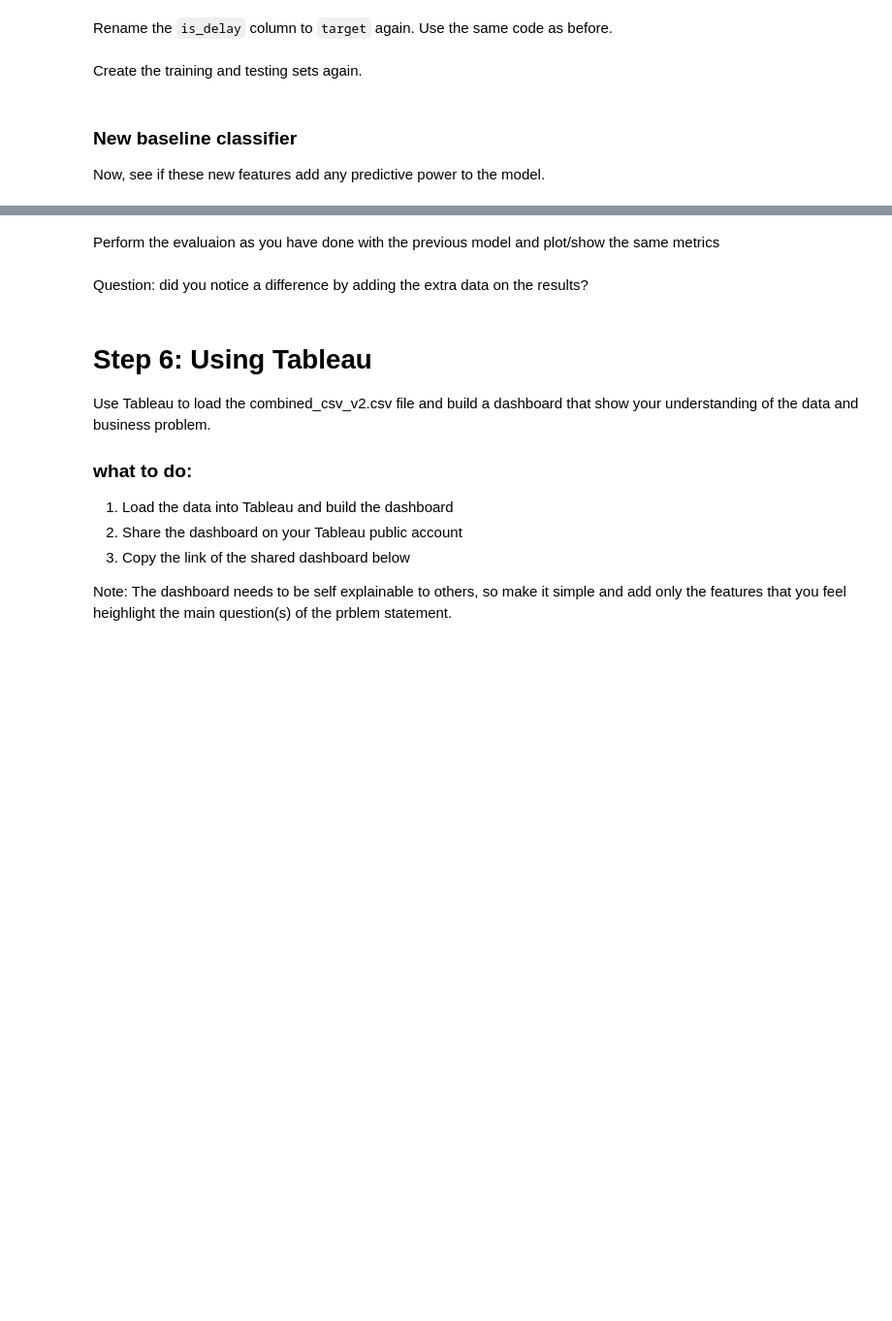
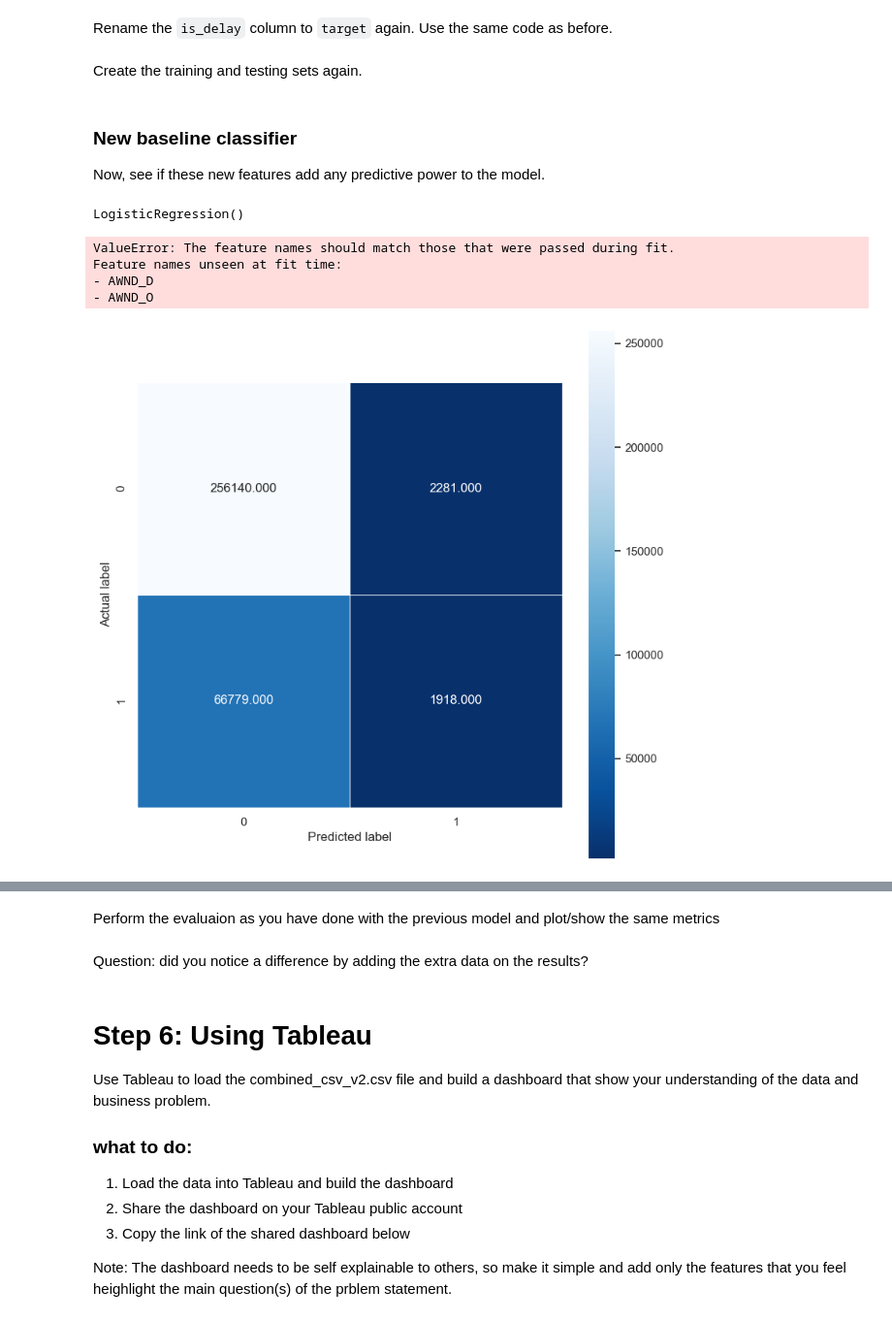
Before and after one commit to nilooy5/Flight-Delay-Prediction, a Jupyter notebook: flight_delay_prediction_onpremises.ipynb, the cells around one changed output, grey strips where cells are left out. Shown: that part at 97% size. Cells and saved outputs as stored; diff of their text form; code cells hidden in the pictures; blank space fills up the shorter version.

Commit message:
model 2 done

```diff
--- a/flight_delay_prediction_onpremises.ipynb
+++ b/flight_delay_prediction_onpremises.ipynb
@@ -1048,6 +1206,6 @@ Index(['Distance', 'DepHourofDay', 'is_delay', 'AWND_O', 'PRCP_O', 'TAVG_O',
 # %% [markdown]
 Rename the `is_delay` column to `target` again. Use the same code as before.
 # %%
-data.rename(columns = {<CODE>:<CODE>}, inplace=True )# Enter your code here
+data.rename(columns = {'is_delay':'target'}, inplace=True )
 # %%
 # write code to Save the new combined csv file (combined_csv_v2.csv) to your local computer
@@ -1059,3 +1216,5 @@ Create the training and testing sets again.
+# %%
+train_data2, test_data2 = train_test_split(data, test_size=0.2, random_state=42)
 # %% [markdown]
 ### New baseline classifier
 
@@ -1067,0 +1222,17 @@ classifier2 = # Enter your code here
+# %%
+# Instantiate another logistic regression model
+classifier2 = LogisticRegression()
+# Train the model using training data
+classifier2.fit(train_data2.drop('target', axis=1), train_data2['target'])
+# %% [output]
+LogisticRegression()
+# %%
+predictions2 = classifier2.predict(test_data2.drop('target', axis=1))
+# %%
+plot_confusion_matrix(test_data2['target'], predictions2)
+# %% [output]
+ValueError: The feature names should match those that were passed during fit.
+Feature names unseen at fit time:
+- AWND_D
+- AWND_O
+[figure, added]
```
Also changed, not shown: parts of 30 cells of this notebook.
